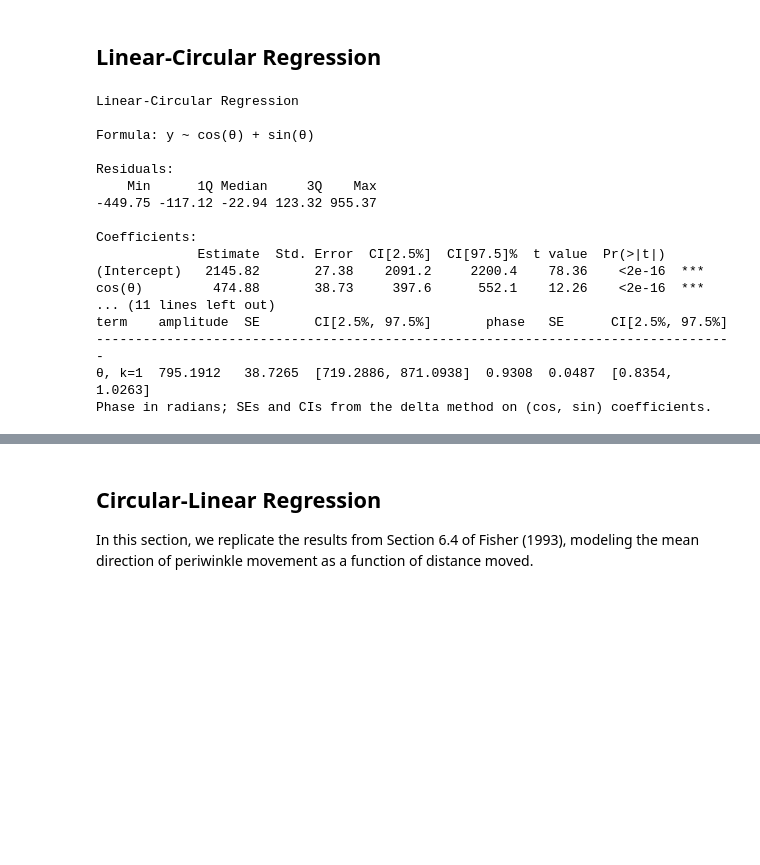
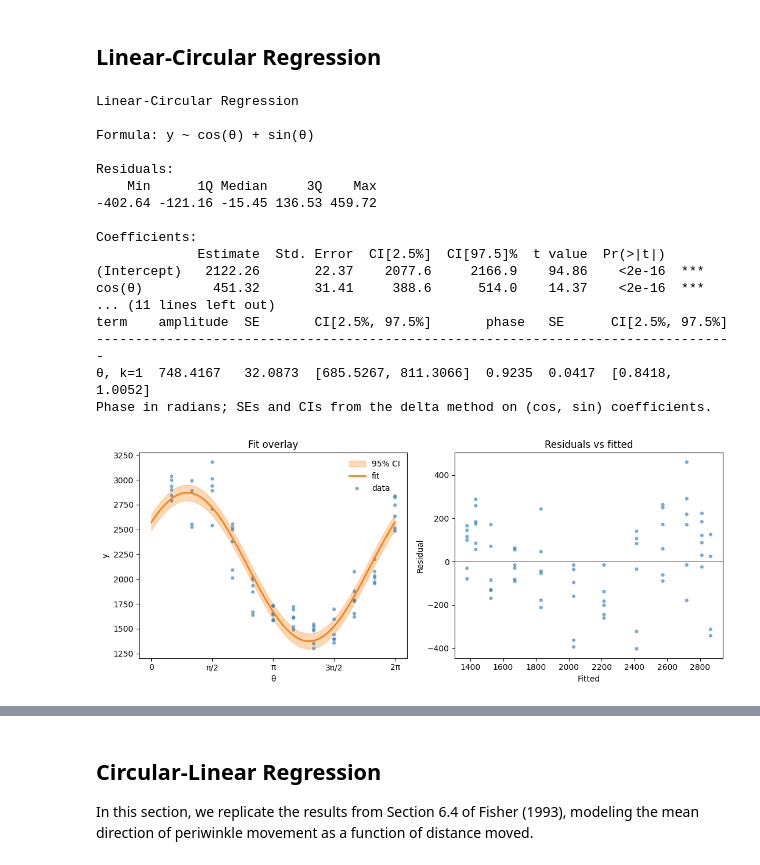
Before and after one commit to circstat/pycircstat2, a Jupyter notebook: examples/T4-regression.ipynb, the cells around one changed output, grey strips where cells are left out. Cells and saved outputs as stored; diff of their text form; code cells hidden in the pictures; blank space fills up the shorter version.

Commit message:
add: CLRegression plot()

```diff
--- a/examples/T4-regression.ipynb
+++ b/examples/T4-regression.ipynb
@@ -11,24 +11,27 @@ from pycircstat2.regression import LCRegression
 df = load_data("lung_deaths", source="pewsey")
 df["θ"] = (np.pi / 6) * df["month"].to_numpy()
 df = df.rename(columns={"deaths": "y"})
+df = df[~((df["month"] == 2) & df["year"].isin([1976, 1979]))]
 # %%
 lc = LCRegression(formula="y ~ cos(θ) + sin(θ)", data=df)
+lc.plot()
 lc.summary()
 # %% [output]
 Linear-Circular Regression
 
 Formula: y ~ cos(θ) + sin(θ)
 
 Residuals:
     Min      1Q Median     3Q    Max
--449.75 -117.12 -22.94 123.32 955.37
+-402.64 -121.16 -15.45 136.53 459.72
 
 Coefficients:
              Estimate  Std. Error  CI[2.5%]  CI[97.5]%  t value  Pr(>|t|)
-(Intercept)   2145.82       27.38    2091.2     2200.4    78.36    <2e-16  ***
-cos(θ)         474.88       38.73     397.6      552.1    12.26    <2e-16  ***
+(Intercept)   2122.26       22.37    2077.6     2166.9    94.86    <2e-16  ***
+cos(θ)         451.32       31.41     388.6      514.0    14.37    <2e-16  ***
 ... (11 lines left out)
 term    amplitude  SE       CI[2.5%, 97.5%]       phase   SE      CI[2.5%, 97.5%]
 ----------------------------------------------------------------------------------
-θ, k=1  795.1912   38.7265  [719.2886, 871.0938]  0.9308  0.0487  [0.8354, 1.0263]
+θ, k=1  748.4167   32.0873  [685.5267, 811.3066]  0.9235  0.0417  [0.8418, 1.0052]
 Phase in radians; SEs and CIs from the delta method on (cos, sin) coefficients.
+[figure, added]
```
Also changed, not shown: parts of 7 cells of this notebook, 2 other files.
